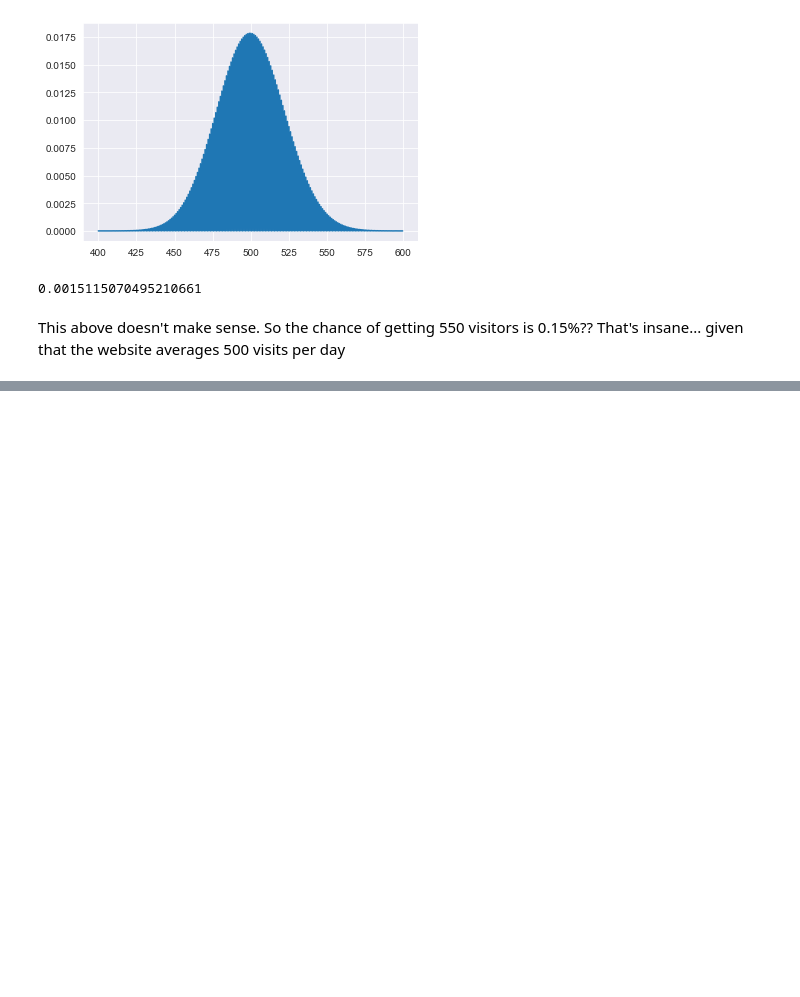
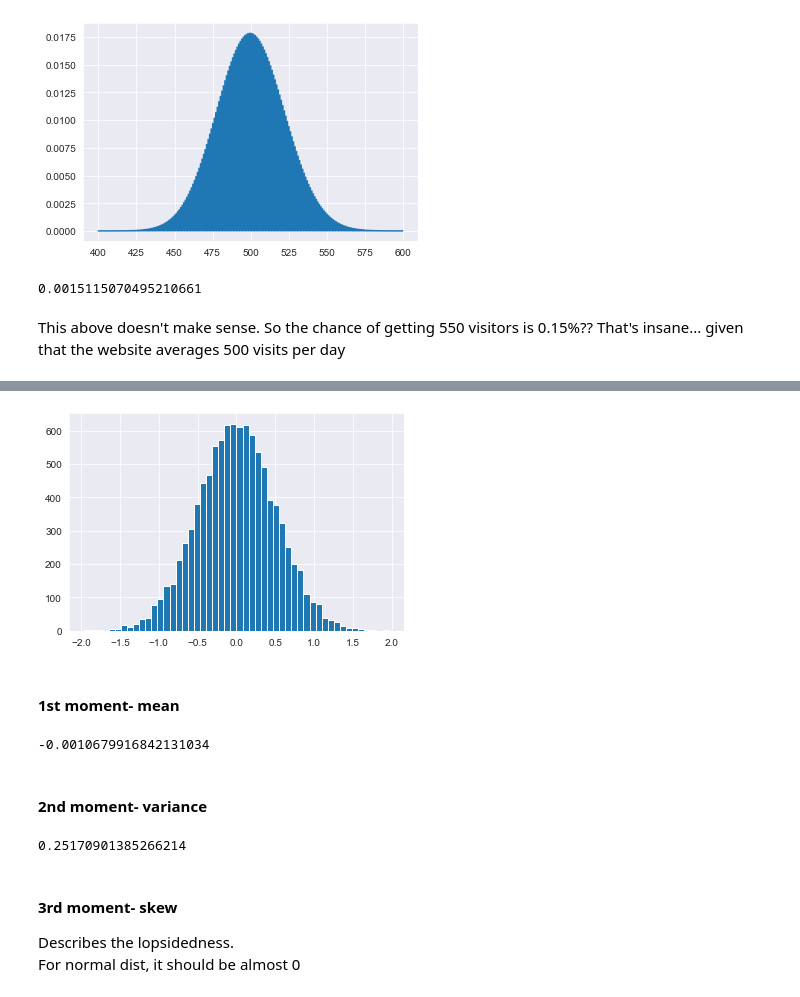
Before and after one commit to Ozxahmed/ML_DS_DL_Udemy_Course, a Jupyter notebook: s2_statistics_probability_refresher.ipynb, the cells around one changed output, grey strips where cells are left out. Saved outputs shown, nothing was run; the diff lists cells and outputs as text; code cells hidden in the pictures; blank space fills up the shorter version.

```diff
--- a/s2_statistics_probability_refresher.ipynb
+++ b/s2_statistics_probability_refresher.ipynb
@@ -236,0 +281,21 @@ This above doesn't make sense. So the chance of getting 550 visitors is 0.15%??
+# %%
+plt.hist(vals_218, 50);
+# %% [output]
+[figure, added]
+# %% [markdown]
+#### 1st moment- mean
+# %%
+np.mean(vals_218)
+# %% [output]
+-0.0010679916842131034
+# %% [markdown]
+#### 2nd moment- variance
+# %%
+np.var(vals_218) #square standard deviation (since var is square root of sd)
+# %% [output]
+0.25170901385266214
+# %% [markdown]
+#### 3rd moment- skew
+
+Describes the lopsidedness.\
+For normal dist, it should be almost 0
```
Also changed, not shown: parts of 13 cells of this notebook.
